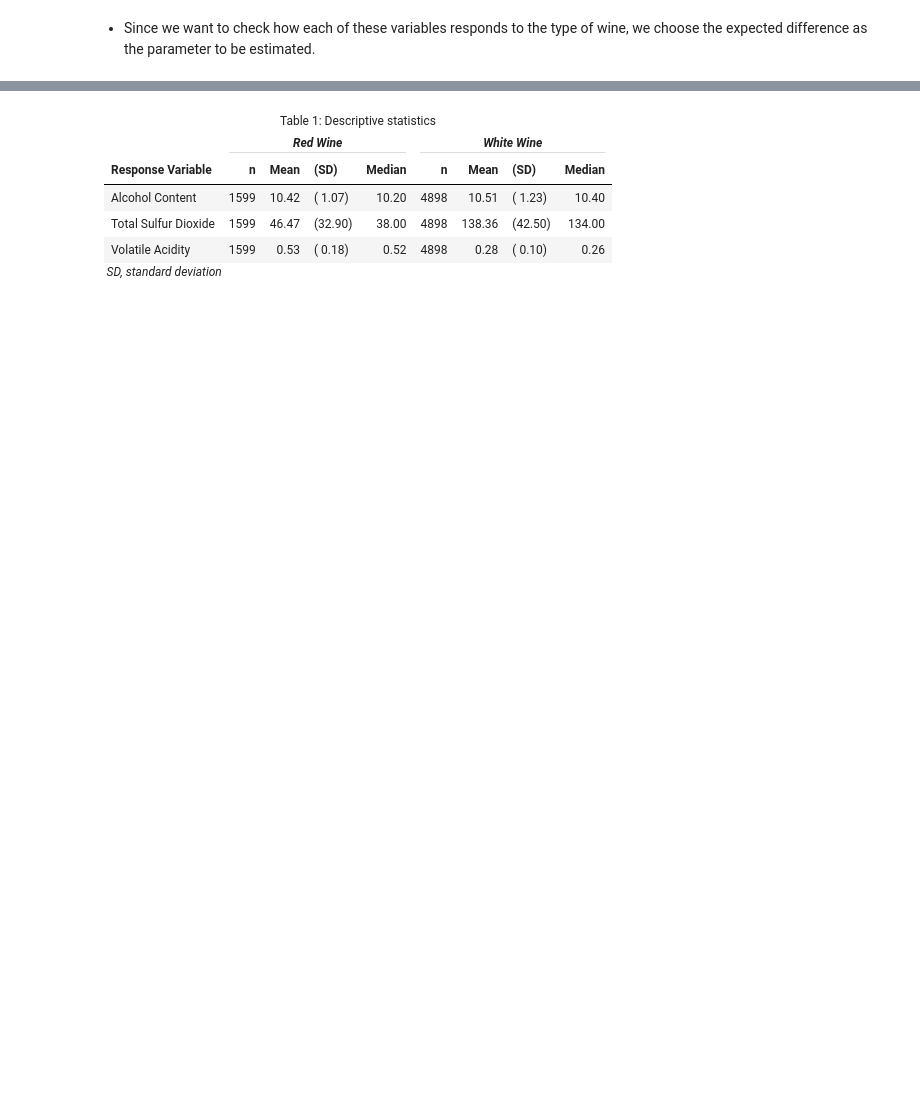
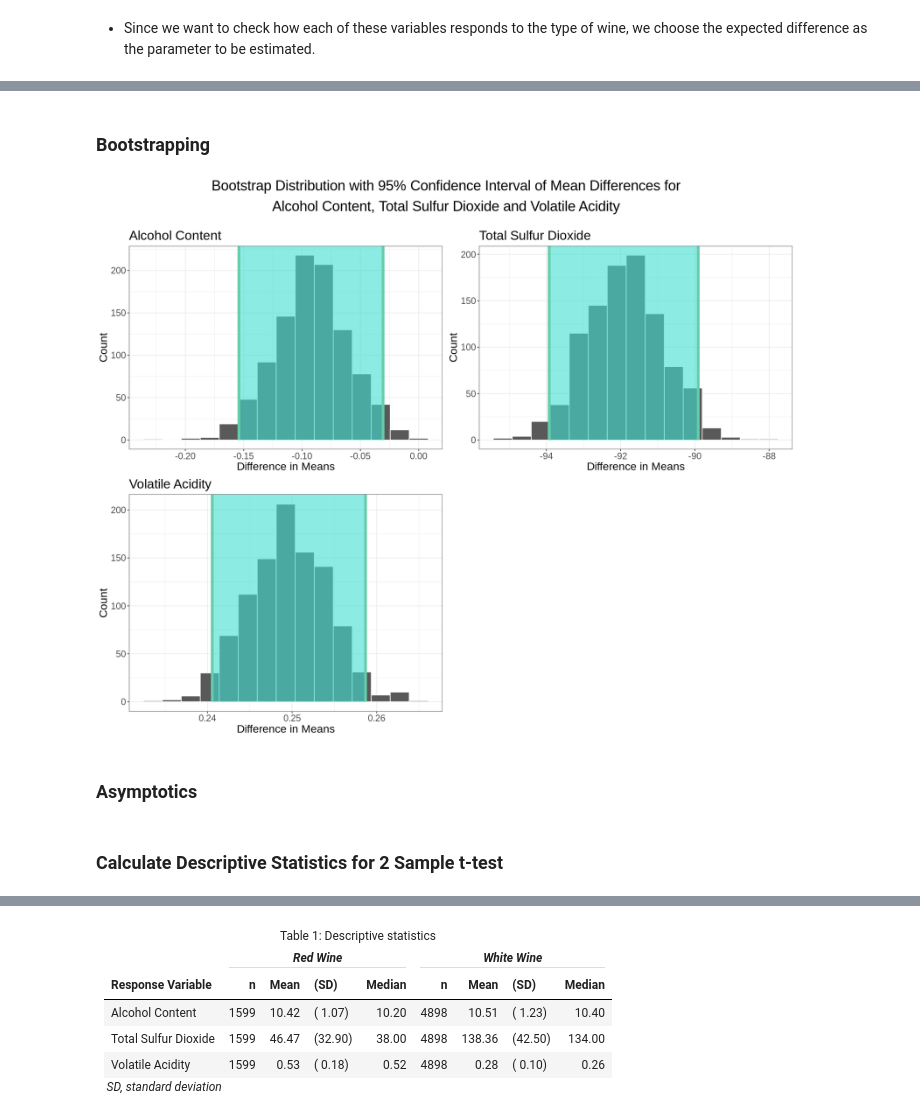
Before and after one commit to omertahi/STAT201-project, a Jupyter notebook: case_proposal.ipynb, the cells around one changed output, grey strips where cells are left out. Cells and saved outputs as stored; diff of their text form; code cells hidden in the pictures; blank space fills up the shorter version.

Commit message:
Added code for Bootstrapping and Null Distribution

```diff
--- a/case_proposal.ipynb
+++ b/case_proposal.ipynb
@@ -183,3 +136,83 @@ obs_diff_in_means <- tibble(variable =c("Alcohol Content", "Total Sulfur Dioxide
+# %% [markdown]
+### Bootstrapping
+# %%
+set.seed(420)
+options(repr.plot.width=15, repr.plot.height=12)
+
+##Q2.11 TUT6
+diff_in_means_alcohol_bootstrap_dist <-
+    wine_data %>%
+    specify(formula = alcohol ~ type) %>%
+    generate(reps = 1000, type = "bootstrap") %>%
+    calculate(stat = "diff in means", order = c("red", "white"))
+
+diff_in_means_alcohol_ci <-
+    diff_in_means_bootstrap_dist %>%
+    get_confidence_interval(level = 0.95, type = "percentile")
+
+diff_in_means_alcohol_ci_plot <-
+    visualize(diff_in_means_alcohol_bootstrap_dist) +
+    shade_confidence_interval(endpoints = diff_in_means_alcohol_ci) +
+    theme(text = element_text(size = 20)) +
+    labs(x = "Difference in Means", y = "Count", title = "\nAlcohol Content") +
+    theme_bw() +
+    theme(axis.text=element_text(size=14),
+          axis.title=element_text(size=17),
+          plot.title = element_text(size=20))
+
+diff_in_means_sulfur_bootstrap_dist <-
+    wine_data %>%
+    specify(formula = total.sulfur.dioxide ~ type) %>%
+    generate(reps = 1000, type = "bootstrap") %>%
+    calculate(stat = "diff in means", order = c("red", "white"))
+
+diff_in_means_sulfur_ci <-
+    diff_in_means_sulfur_bootstrap_dist %>%
+    get_confidence_interval(level = 0.95, type = "percentile")
+
+diff_in_means_sulfur_ci_plot <-
+    visualize(diff_in_means_sulfur_bootstrap_dist) +
+    shade_confidence_interval(endpoints = diff_in_means_sulfur_ci) +
+    theme(text = element_text(size = 20)) +
+    labs(x = "Difference in Means", y = "Count", title = "\nTotal Sulfur Dioxide") +
+    theme_bw() +
+    theme(axis.text=element_text(size=14),
+          axis.title=element_text(size=17),
+          plot.title = element_text(size=20))
+
+diff_in_means_acidity_bootstrap_dist <-
+    wine_data %>%
+    specify(formula = volatile.acidity ~ type) %>%
+    generate(reps = 1000, type = "bootstrap") %>%
+    calculate(stat = "diff in means", order = c("red", "white"))
+
+diff_in_means_acidity_ci <-
+    diff_in_means_acidity_bootstrap_dist %>%
+    get_confidence_interval(level = 0.95, type = "percentile")
+
+diff_in_means_acidity_ci_plot <-
+    visualize(diff_in_means_acidity_bootstrap_dist) +
+    shade_confidence_interval(endpoints = diff_in_means_acidity_ci) +
+    theme(text = element_text(size = 20)) +
+    labs(x = "Difference in Means", y = "Count", title = "Volatile Acidity") +
+    theme_bw() +
+    theme(axis.text=element_text(size=14),
+          axis.title=element_text(size=17),
+          plot.title = element_text(size=20))
+
+grid.arrange(diff_in_means_alcohol_ci_plot,
+             diff_in_means_sulfur_ci_plot,
+             diff_in_means_acidity_ci_plot,
+             nrow = 2,
+             ncol = 2,
+             top = textGrob("Bootstrap Distribution with 95% Confidence Interval of Mean Differences for\nAlcohol Content, Total Sulfur Dioxide and Volatile Acidity",
+                            gp=gpar(fontsize=22)))
+# %% [output]
+[figure, added]
+# %% [markdown]
+### Asymptotics
+# %% [markdown]
+### Calculate Descriptive Statistics for 2 Sample t-test
 # %%
 red_wine <-
     wine_data |>
```
Also changed, not shown: parts of 11 cells of this notebook.
